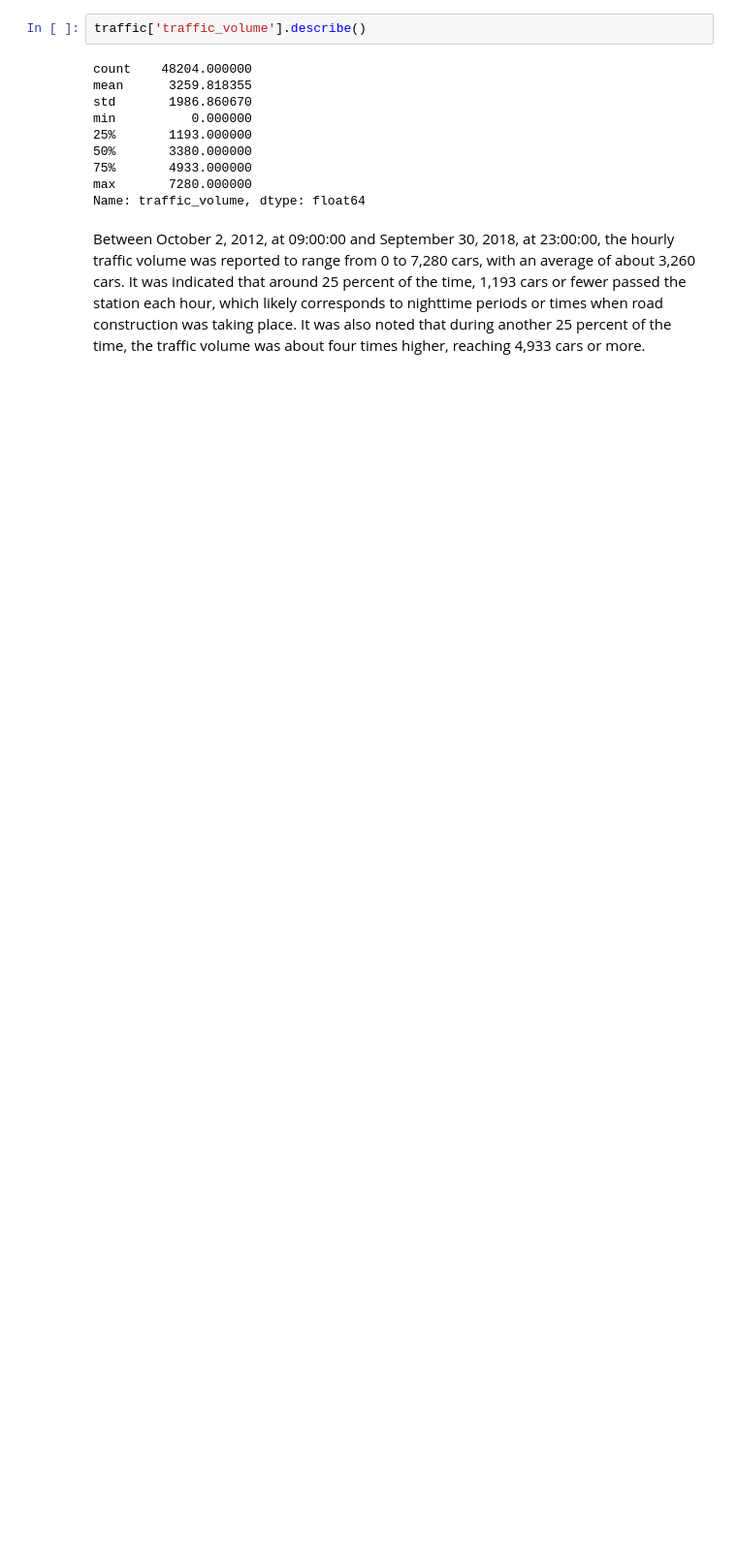
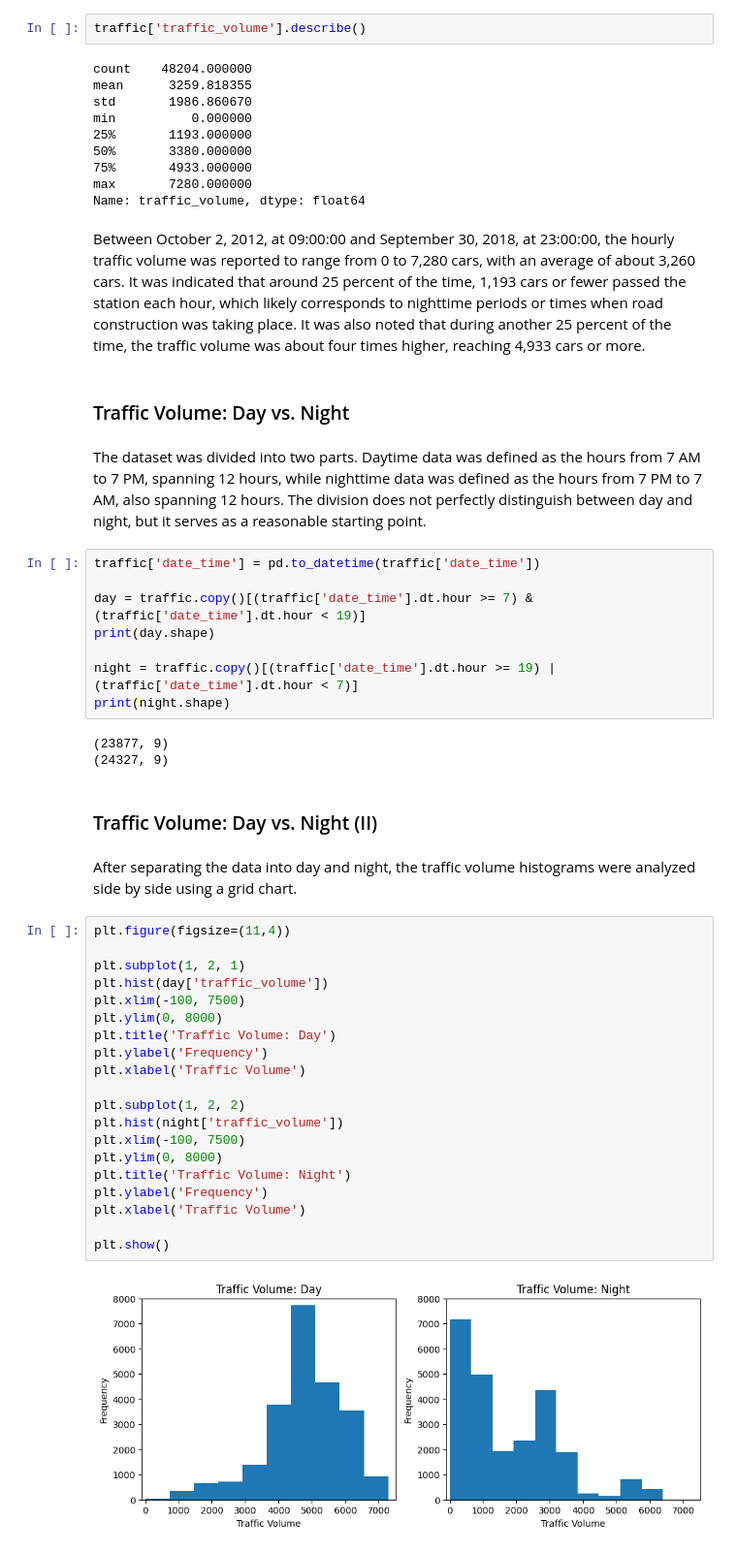
Before and after one commit to dilasha-ghimire/Finding-Heavy-Traffic-Indicators-on-I94, a Jupyter notebook: Basics.ipynb, the cells around one changed output. Shown at 97% size. Drawn from its saved outputs; the diff is of its cells as text; blank space fills up the shorter version.

Commit message:
chore: explore day and night traffic patterns

```diff
--- a/Basics.ipynb
+++ b/Basics.ipynb
@@ -121,3 +121,44 @@ max       7280.000000
 Name: traffic_volume, dtype: float64
 # %% [markdown]
 Between October 2, 2012, at 09:00:00 and September 30, 2018, at 23:00:00, the hourly traffic volume was reported to range from 0 to 7,280 cars, with an average of about 3,260 cars. It was indicated that around 25 percent of the time, 1,193 cars or fewer passed the station each hour, which likely corresponds to nighttime periods or times when road construction was taking place. It was also noted that during another 25 percent of the time, the traffic volume was about four times higher, reaching 4,933 cars or more.
+# %% [markdown]
+### Traffic Volume: Day vs. Night
+# %% [markdown]
+The dataset was divided into two parts. Daytime data was defined as the hours from 7 AM to 7 PM, spanning 12 hours, while nighttime data was defined as the hours from 7 PM to 7 AM, also spanning 12 hours. The division does not perfectly distinguish between day and night, but it serves as a reasonable starting point.
+# %%
+traffic['date_time'] = pd.to_datetime(traffic['date_time'])
+
+day = traffic.copy()[(traffic['date_time'].dt.hour >= 7) & (traffic['date_time'].dt.hour < 19)]
+print(day.shape)
+
+night = traffic.copy()[(traffic['date_time'].dt.hour >= 19) | (traffic['date_time'].dt.hour < 7)]
+print(night.shape)
+# %% [output]
+(23877, 9)
+(24327, 9)
+# %% [markdown]
+### Traffic Volume: Day vs. Night (II)
+# %% [markdown]
+After separating the data into day and night, the traffic volume histograms were analyzed side by side using a grid chart.
+# %%
+plt.figure(figsize=(11,4))
+
+plt.subplot(1, 2, 1)
+plt.hist(day['traffic_volume'])
+plt.xlim(-100, 7500)
+plt.ylim(0, 8000)
+plt.title('Traffic Volume: Day')
+plt.ylabel('Frequency')
+plt.xlabel('Traffic Volume')
+
+plt.subplot(1, 2, 2)
+plt.hist(night['traffic_volume'])
+plt.xlim(-100, 7500)
+plt.ylim(0, 8000)
+plt.title('Traffic Volume: Night')
+plt.ylabel('Frequency')
+plt.xlabel('Traffic Volume')
+
+plt.show()
+# %% [output]
+[figure, added]
```
Also changed, not shown: parts of 3 cells of this notebook.
